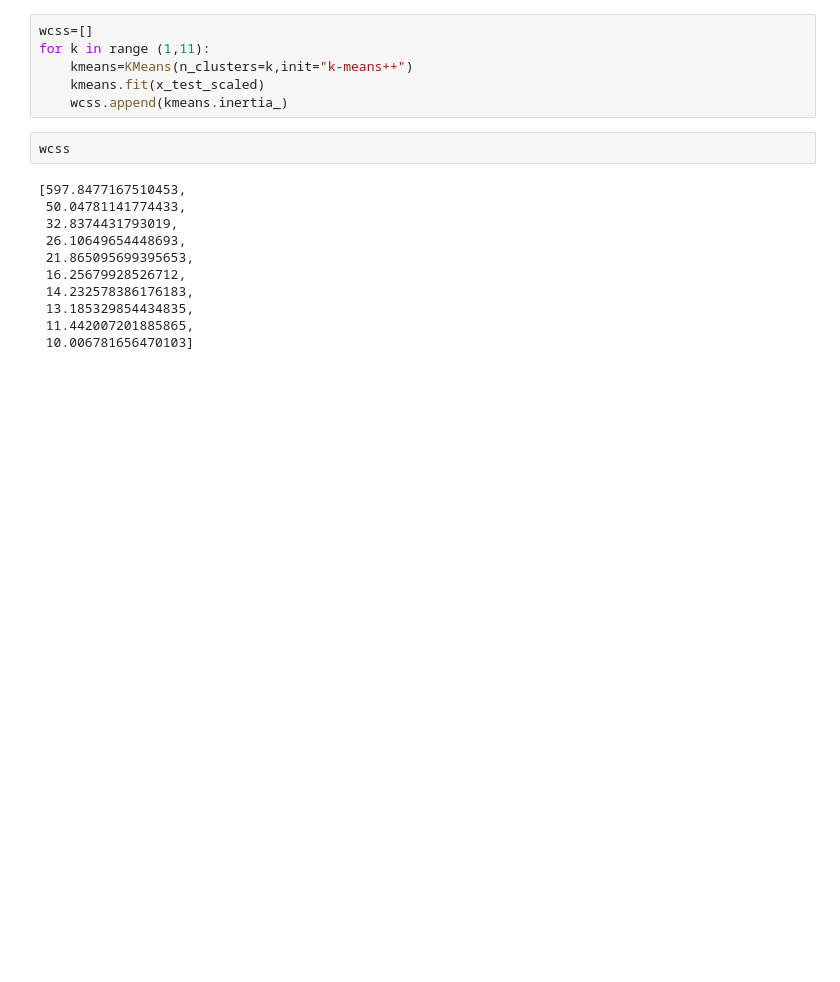
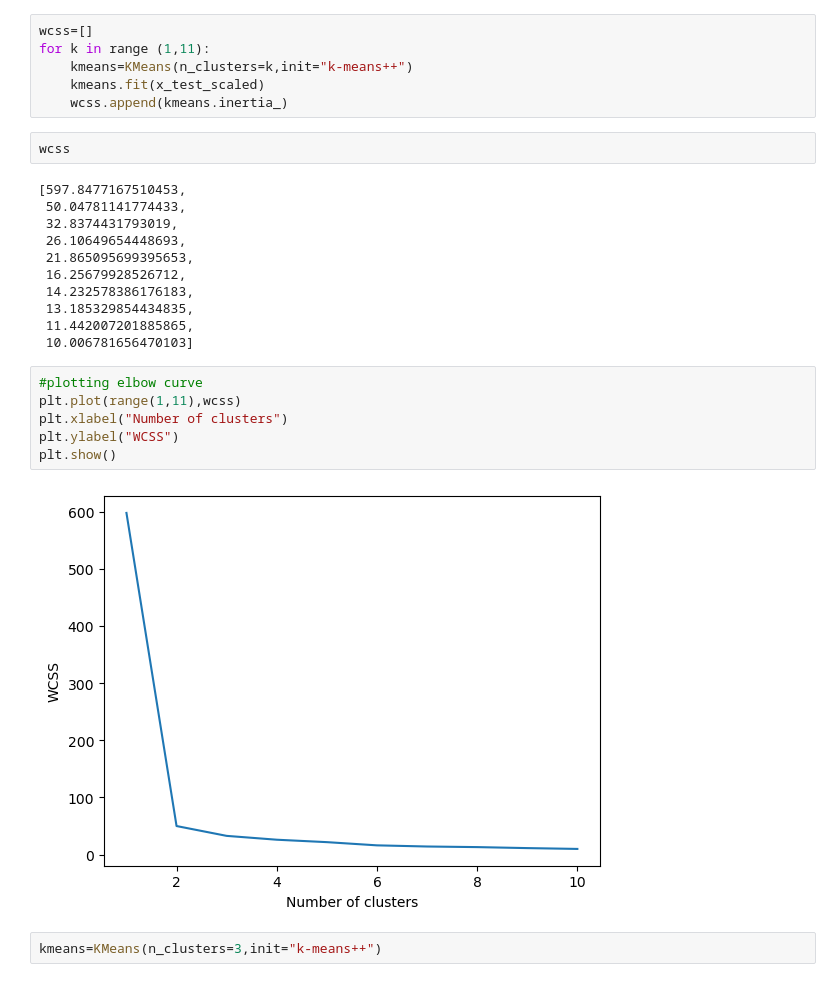
Before and after one commit to tasnim-shamsuddin/K_means_clustering_Algorithm, a Jupyter notebook: k_means.ipynb, the cells around one changed output. Saved outputs shown, nothing was run; the diff lists cells and outputs as text; blank space fills up the shorter version.

```diff
--- a/k_means.ipynb
+++ b/k_means.ipynb
@@ -71,3 +71,13 @@ wcss
  13.185329854434835,
  11.442007201885865,
  10.006781656470103]
+# %%
+#plotting elbow curve
+plt.plot(range(1,11),wcss)
+plt.xlabel("Number of clusters")
+plt.ylabel("WCSS")
+plt.show()
+# %% [output]
+[figure, added]
+# %%
+kmeans=KMeans(n_clusters=3,init="k-means++")
```
Also changed, not shown: parts of 11 cells of this notebook.
